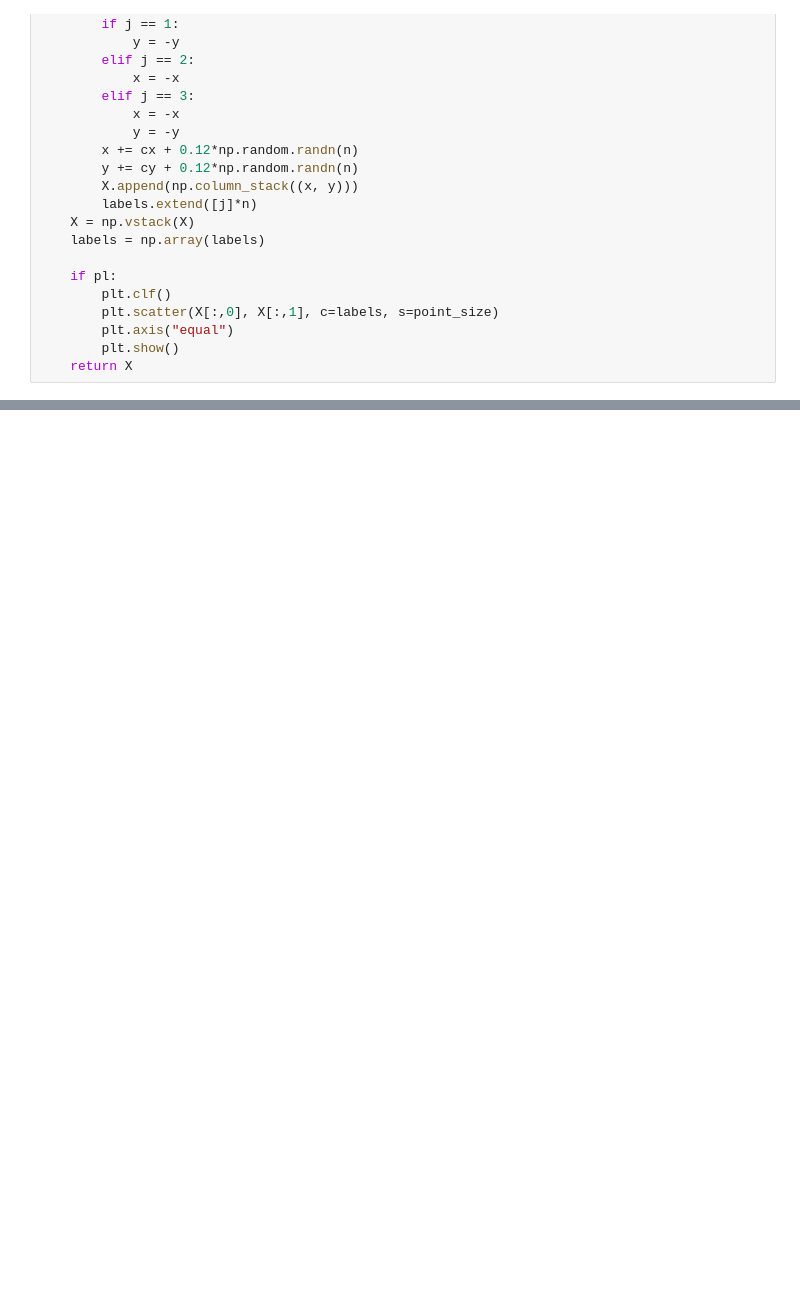
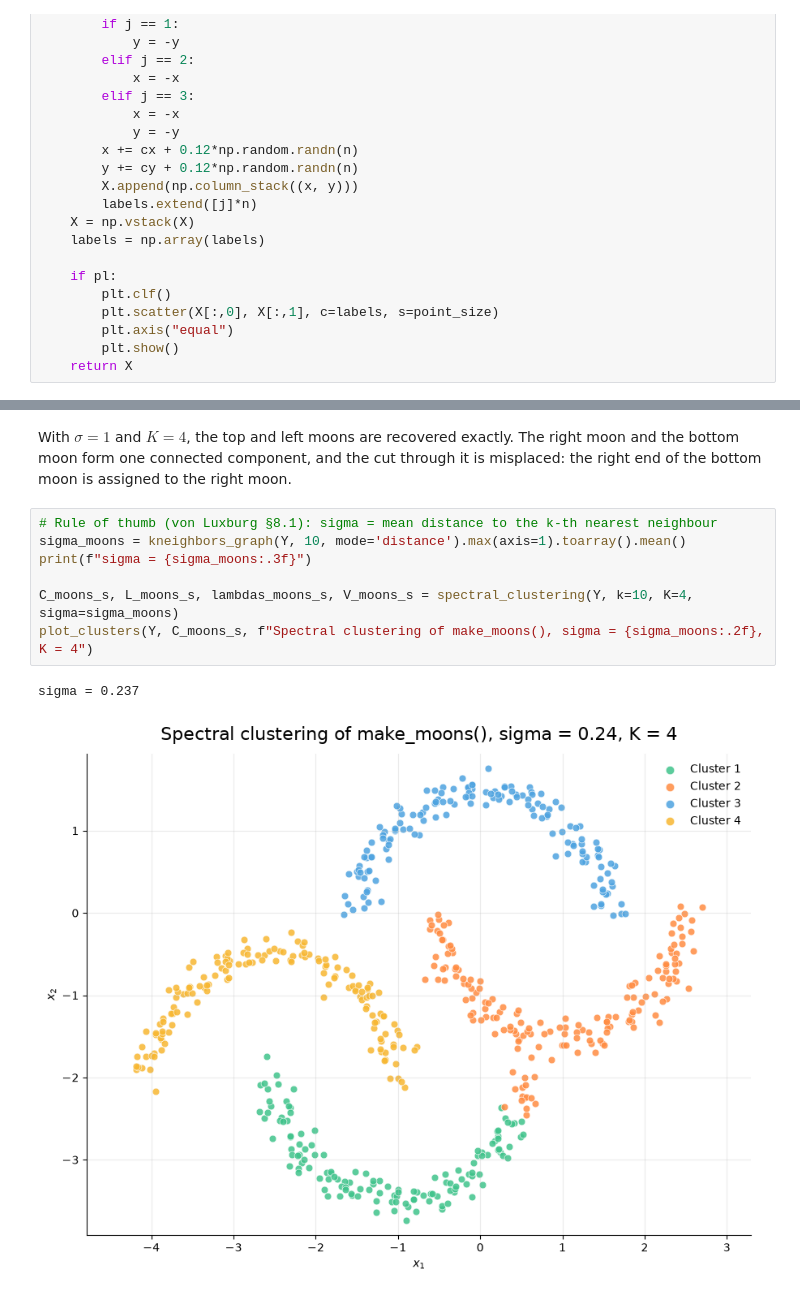
Before and after one commit to theaboge/spectral_clustering, a Jupyter notebook: handin.ipynb, the cells around one changed output, grey strips where cells are left out. Drawn from its saved outputs; the diff is of its cells as text; blank space fills up the shorter version.

```diff
--- a/handin.ipynb
+++ b/handin.ipynb
@@ -207,0 +295,12 @@ plt.show()
+# %% [markdown]
+With $\sigma = 1$ and $K = 4$, the top and left moons are recovered exactly. The right moon and the bottom moon form one connected component, and the cut through it is misplaced: the right end of the bottom moon is assigned to the right moon.
+# %%
+# Rule of thumb (von Luxburg §8.1): sigma = mean distance to the k-th nearest neighbour
+sigma_moons = kneighbors_graph(Y, 10, mode='distance').max(axis=1).toarray().mean()
+print(f"sigma = {sigma_moons:.3f}")
+
+C_moons_s, L_moons_s, lambdas_moons_s, V_moons_s = spectral_clustering(Y, k=10, K=4, sigma=sigma_moons)
+plot_clusters(Y, C_moons_s, f"Spectral clustering of make_moons(), sigma = {sigma_moons:.2f}, K = 4")
+# %% [output]
+sigma = 0.237
+[figure, added]
```
Also changed, not shown: parts of 29 cells of this notebook.
